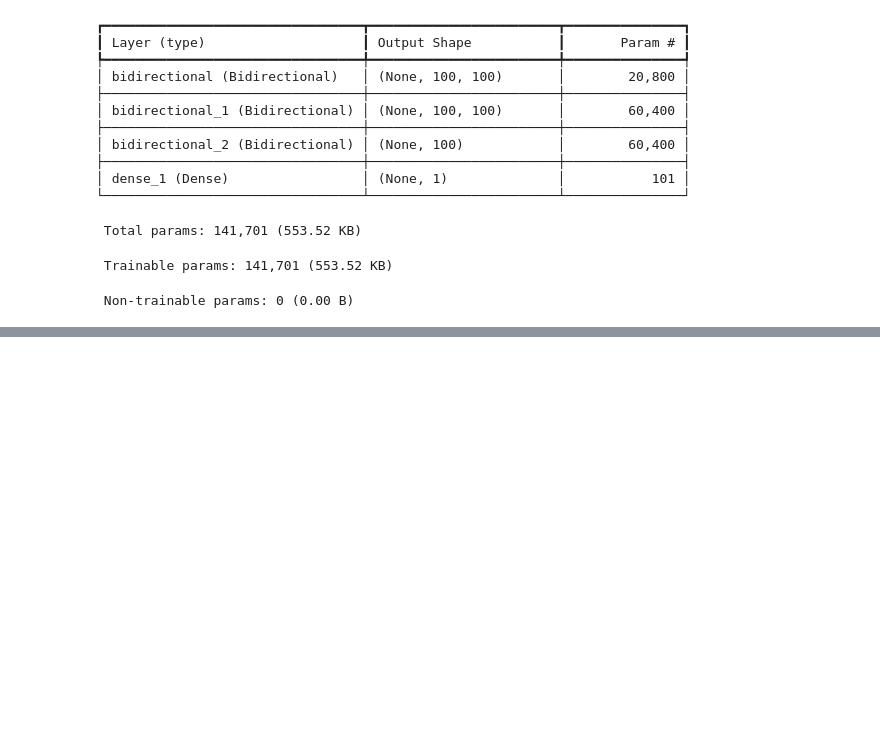
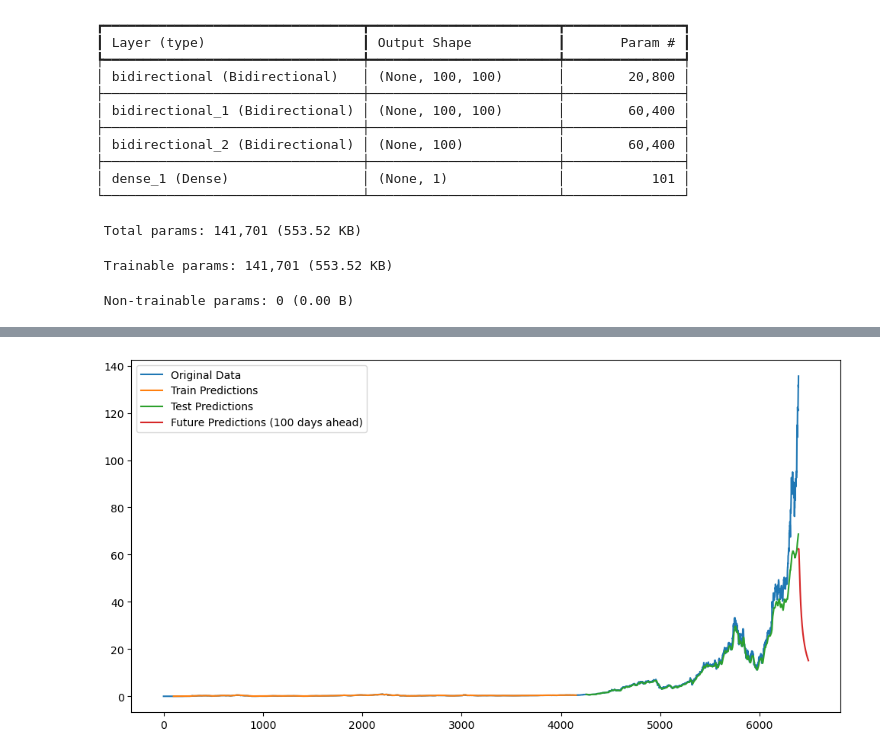
Before and after one commit to ThanAid/Stock-Prediction, a Jupyter notebook: notebooks/LSTM_demo.ipynb, the cells around one changed output, grey strips where cells are left out. Saved outputs shown, nothing was run; the diff lists cells and outputs as text; code cells hidden in the pictures; blank space fills up the shorter version.

Commit message:
predicting N days ahead

```diff
--- a/notebooks/LSTM_demo.ipynb
+++ b/notebooks/LSTM_demo.ipynb
@@ -278,0 +290,2 @@ plt.show()
+# %%
+model.fit(X_train,Y_train,validation_data = (X_test,Y_test),epochs = 30,batch_size = 64,verbose = 10)
@@ -278,0 +324,37 @@ plt.show()
+# %%
+preds = predict_days(100, model, X_test)
+# %%
+preds = scaler.inverse_transform(np.array(preds).reshape(-1, 1))
+# %%
+look_back = 100
+
+trainPredictPlot2 = np.empty_like(df2)
+trainPredictPlot2[:,:] = np.nan
+trainPredictPlot2[look_back : len(train_predict2)+look_back,:] = train_predict2
+
+testPredictPlot2 = np.empty_like(df2)
+testPredictPlot2[:,:] = np.nan
+testPredictPlot2[len(train_predict2)+(look_back)*2 + 1 : len(df2) - 1,:] = test_predict2
+
+# Extend the shape to accommodate future predictions
+futurePredictPlot = np.empty((len(df2) + 100, 1))
+futurePredictPlot[:] = np.nan
+
+# Assign the predictions to the correct position in the extended array
+futurePredictPlot[len(df2):] = preds
+
+# Adjust the combined plotting logic
+combined_plot = np.empty_like(futurePredictPlot)
+combined_plot[:] = np.nan
+combined_plot[:len(trainPredictPlot2)] = trainPredictPlot2
+combined_plot[:len(testPredictPlot2)] = testPredictPlot2
+# %%
+plt.figure(figsize=(12, 6))
+plt.plot(scaler.inverse_transform(df2), label='Original Data')
+plt.plot(trainPredictPlot2, label='Train Predictions')
+plt.plot(testPredictPlot2, label='Test Predictions')
+plt.plot(futurePredictPlot, label='Future Predictions (100 days ahead)')
+plt.legend()
+plt.show()
+# %% [output]
+[figure, added]
```
Also changed, not shown: parts of 17 cells of this notebook.
